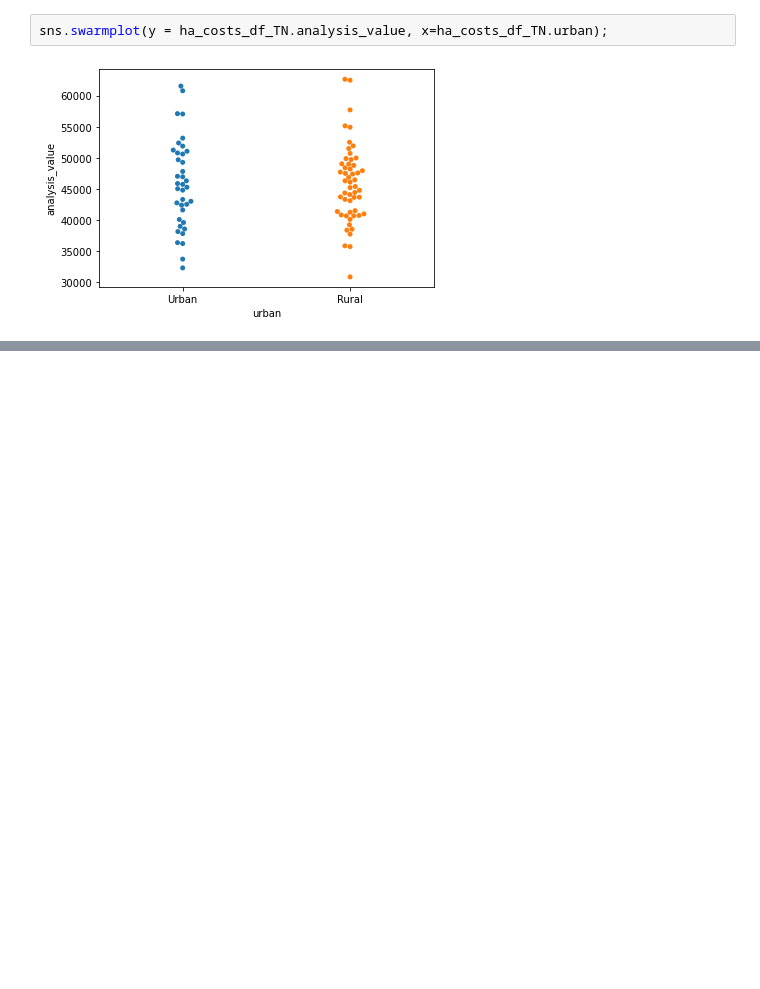
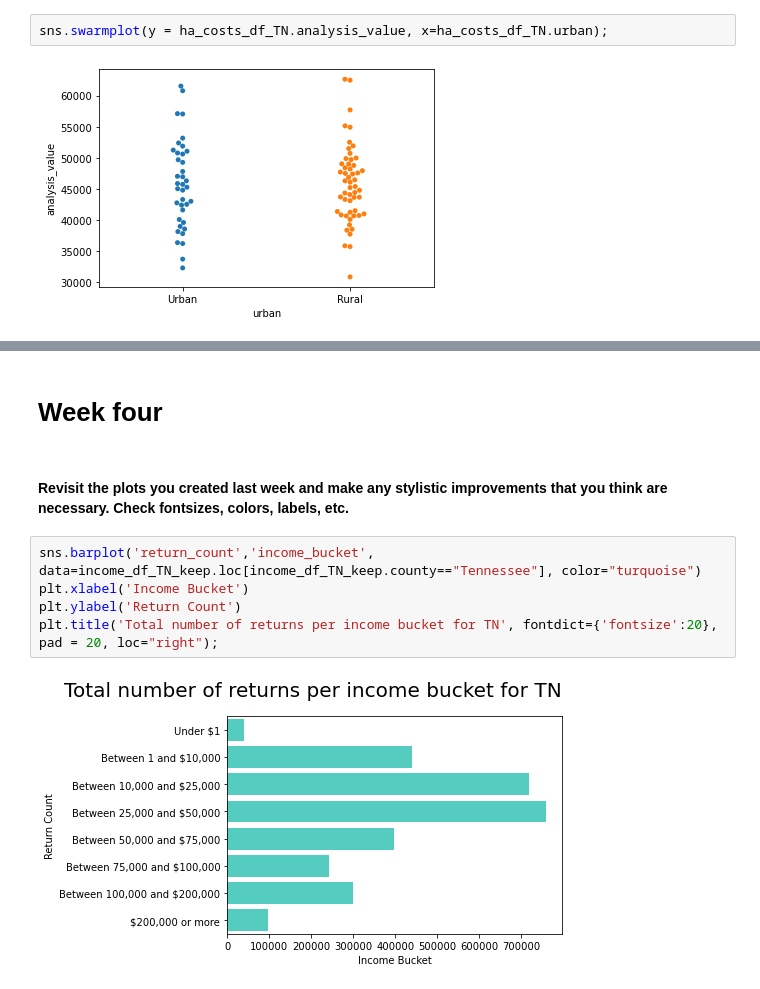
Before and after one commit to trinhlt2/data-science-essentials-3, a Jupyter notebook: notebooks/tn_med_helper_exploratory.ipynb, the cells around one changed output, grey strips where cells are left out. Saved outputs shown, nothing was run; the diff lists cells and outputs as text; blank space fills up the shorter version.

Commit message:
Week 4 tasks

```diff
--- a/notebooks/tn_med_helper_exploratory.ipynb
+++ b/notebooks/tn_med_helper_exploratory.ipynb
@@ -378,0 +385,11 @@ sns.swarmplot(y = ha_costs_df_TN.analysis_value, x=ha_costs_df_TN.urban);
+# %% [markdown]
+# Week four
+# %% [markdown]
+#### Revisit the plots you created last week and make any stylistic improvements that you think are necessary. Check fontsizes, colors, labels, etc.
+# %%
+sns.barplot('return_count','income_bucket', data=income_df_TN_keep.loc[income_df_TN_keep.county=="Tennessee"], color="turquoise")
+plt.xlabel('Income Bucket')
+plt.ylabel('Return Count')
+plt.title('Total number of returns per income bucket for TN', fontdict={'fontsize':20}, pad = 20, loc="right");
+# %% [output]
+[figure, added]
```
Also changed, not shown: parts of 34 cells of this notebook, 5 other files.
